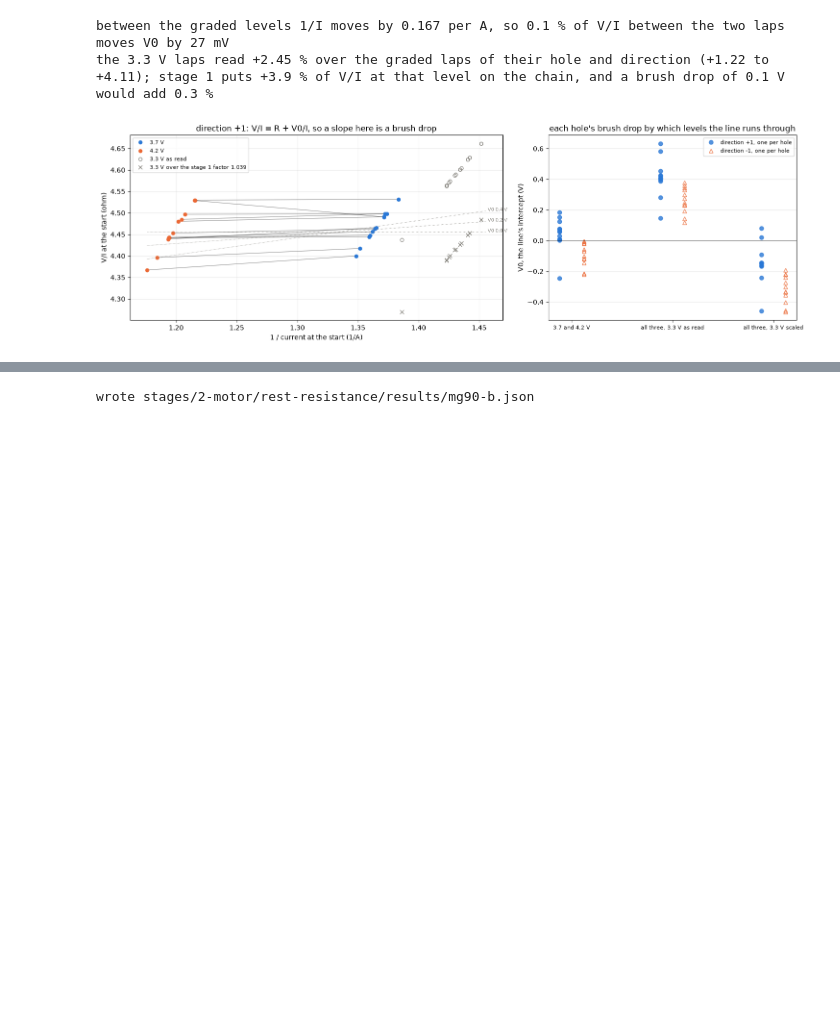
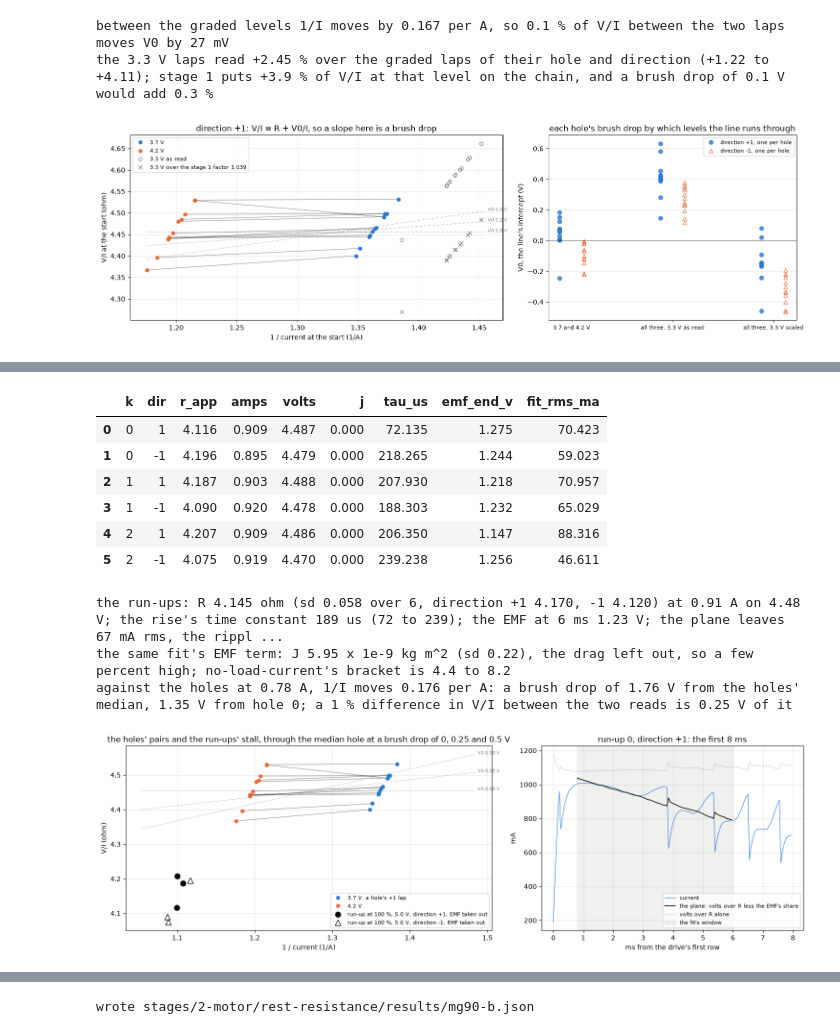
Before and after one commit to OpenServoCore/notebooks, a Jupyter notebook: stages/2-motor/rest-resistance/rest-resistance.ipynb, the cells around one changed output, grey strips where cells are left out. Saved outputs shown, nothing was run; the diff lists cells and outputs as text; code cells hidden in the pictures; blank space fills up the shorter version.

```diff
--- a/stages/2-motor/rest-resistance/rest-resistance.ipynb
+++ b/stages/2-motor/rest-resistance/rest-resistance.ipynb
@@ -688,0 +748,79 @@ The terminal resistance at rest from the direction +1 laps at the graded levels,
+# %%
+from scipy.optimize import curve_fit
+ST = (Path("../../../telemetry") / f"{MOTOR.key}__{BOARD.key}" / "speed-torque" / "capture-1").resolve()   # the 100 % run-ups from rest at 5.0 V
+st_cycles = pd.read_csv(ST / "cycles.csv")
+RUN_WIN = (0.0008, 0.006)                 # s from the drive's first row: past the inductive rise, before the EMF is a fifth of the rail
+RISE_WIN = (0.00005, 0.0006)              # the rise itself, for its time constant
+rr, traces = [], {}
+for _, C in st_cycles.iterrows():
+    df, meta = tel.load(ST / C["folder"], BOARD)
+    zero = float(tel.baseline(df)["current_raw"].median())
+    for seg, g in df[df["seg"] > 0].groupby("seg"):
+        if int(g["cmd_duty_q15"].iloc[0]) == 0:
+            continue                                                          # the coast after each run-up
+        d = int(g["dir"].iloc[0])
+        on = int(np.flatnonzero(g["duty_counts"].to_numpy() != 0)[0])
+        g = g.iloc[on:]
+        t = np.arange(len(g)) / FS
+        i = (g["current_raw"].to_numpy(float) - zero - B_OFF) / G_CPA
+        u = ((g["vmotor_a"] - g["vmotor_b"]).to_numpy(float) * d - C_OFF) / K_CPV
+        Q = np.cumsum(i) / FS                                                 # the charge passed so far, which the rotor's angle follows
+        m = (t >= RUN_WIN[0]) & (t < RUN_WIN[1])
+        b = np.linalg.lstsq(np.c_[u[m], Q[m]], i[m], rcond=None)[0]           # i = u / R - (Ke Kt / (J R)) Q
+        R = 1 / b[0]
+        J = -KE * KE / (b[1] * R)
+        rise = (t >= RISE_WIN[0]) & (t < RISE_WIN[1])
+        p, _ = curve_fit(lambda tt, I, tau, t0: I * (1 - np.exp(-(tt - t0) / tau)), t[rise], i[rise], p0=[1.0, 0.0002, 0.0])
+        rr.append({"k": int(C["k"]), "dir": d, "r_app": R, "amps": i[m].mean(), "volts": u[m].mean(), "j": J, "tau_us": p[1] * 1e6,
+                   "emf_end_v": KE * KE * Q[m][-1] / J, "fit_rms_ma": np.std(i[m] - np.c_[u[m], Q[m]] @ b) * 1e3})
+        traces[(int(C["k"]), d)] = (t, i, u, b)
+RUN = pd.DataFrame(rr)
+R_RUN, R_RUN_SD, I_RUN = float(RUN["r_app"].mean()), float(RUN["r_app"].std()), float(RUN["amps"].mean())
+I_TERM = float(HOLE["i_plus"].mean())
+LEVER = 1 / I_TERM - 1 / I_RUN
+V0_RUN = {"the holes' median": (R_TERM - R_RUN) / LEVER, "hole 0": (float(HOLE.loc[0, "r_plus"]) - R_RUN) / LEVER}
+show(RUN.round(4), n=None)
+print(f"the run-ups: R {R_RUN:.3f} ohm (sd {R_RUN_SD:.3f} over {len(RUN)}, direction +1 {RUN[RUN['dir'] == 1]['r_app'].mean():.3f}, -1 {RUN[RUN['dir'] == -1]['r_app'].mean():.3f}) "
+      f"at {I_RUN:.2f} A on {RUN['volts'].mean():.2f} V; the rise's time constant {RUN['tau_us'].mean():.0f} us ({RUN['tau_us'].min():.0f} to {RUN['tau_us'].max():.0f}); "
+      f"the EMF at 6 ms {RUN['emf_end_v'].mean():.2f} V; the plane leaves {RUN['fit_rms_ma'].mean():.0f} mA rms, the ripple")
+print(f"the same fit's EMF term: J {RUN['j'].mean() * 1e9:.2f} x 1e-9 kg m^2 (sd {RUN['j'].std() * 1e9:.2f}), the drag left out, so a few percent high; "
+      f"no-load-current's bracket is 4.4 to 8.2")
+print(f"against the holes at {I_TERM:.2f} A, 1/I moves {LEVER:.3f} per A: a brush drop of " + ", ".join(f"{v:.2f} V from {k}" for k, v in V0_RUN.items())
+      + f"; a 1 % difference in V/I between the two reads is {0.01 * R_TERM / LEVER:.2f} V of it")
+fig, ax = plt.subplots(1, 2, figsize=(15, 4.8), gridspec_kw={"width_ratios": [1.4, 1]})
+a = ax[0]
+for k in range(12):
+    g = S[(S["hole"] == k) & (S["dir"] == 1)].set_index("level")
+    x = 1 / g["i_start"]
+    a.plot(x.loc[[3.7, 4.2]], g.loc[[3.7, 4.2], "r_start"], "-", lw=0.7, color=INK, alpha=0.5)
+    a.plot(x.loc[3.7], g.loc[3.7, "r_start"], "o", ms=5, color=COLOR[3.7], label="3.7 V, a hole's +1 lap" if k == 0 else None)
+    a.plot(x.loc[4.2], g.loc[4.2, "r_start"], "o", ms=5, color=COLOR[4.2], label="4.2 V" if k == 0 else None)
+for d in (1, -1):
+    h = RUN[RUN["dir"] == d]
+    a.plot(1 / h["amps"], h["r_app"], MARK[d], ms=8, color=INK, mfc=INK if d == 1 else "none", label=f"run-up at 100 %, 5.0 V, direction {d:+d}, EMF taken out")
+xx = np.array([1 / RUN["amps"].max() * 0.97, 1 / S["i_start"].min() * 1.02])
+for v0 in (0.0, 0.25, 0.5):
+    a.plot(xx, R_TERM - v0 / I_TERM + v0 * xx, color=MUTED, lw=0.7, ls=":")
+    a.annotate(f"V0 {v0:.2f} V", (xx[1], R_TERM - v0 / I_TERM + v0 * xx[1]), fontsize=7, color=MUTED, xytext=(3, 0), textcoords="offset points")
+a.set_xlabel("1 / current (1/A)"); a.set_ylabel("V/I (ohm)"); a.set_title("the holes' pairs and the run-ups' stall, through the median hole at a brush drop of 0, 0.25 and 0.5 V")
+a.legend(fontsize=8); a.grid(alpha=0.3)
+t, i, u, b = traces[(0, 1)]
+m = (t >= RUN_WIN[0]) & (t < RUN_WIN[1])
+ax[1].plot(t[t < 0.008] * 1e3, i[t < 0.008] * 1e3, lw=0.8, color=BLUE, label="current")
+ax[1].plot(t[m] * 1e3, (np.c_[u[m], np.cumsum(i)[m] / FS] @ b) * 1e3, lw=1.2, color=INK, label="the plane: volts over R less the EMF's share")
+ax[1].plot(t[t < 0.008] * 1e3, (u[t < 0.008] / RUN.iloc[0]["r_app"]) * 1e3, lw=0.8, ls=":", color=MUTED, label="volts over R alone")
+ax[1].axvspan(RUN_WIN[0] * 1e3, RUN_WIN[1] * 1e3, color=MUTED, alpha=0.12, label="the fit's window")
+ax[1].set_xlabel("ms from the drive's first row"); ax[1].set_ylabel("mA"); ax[1].set_title("run-up 0, direction +1: the first 8 ms"); ax[1].legend(fontsize=8); ax[1].grid(alpha=0.3)
+plt.tight_layout(); plt.show()
+# %% [output]
+|  | k | dir | r_app | amps | volts | j | tau_us | emf_end_v | fit_rms_ma |
+| 0 | 0 | 1 | 4.116 | 0.909 | 4.487 | 0.000 | 72.135 | 1.275 | 70.423 |
+| 1 | 0 | -1 | 4.196 | 0.895 | 4.479 | 0.000 | 218.265 | 1.244 | 59.023 |
+| 2 | 1 | 1 | 4.187 | 0.903 | 4.488 | 0.000 | 207.930 | 1.218 | 70.957 |
+| 3 | 1 | -1 | 4.090 | 0.920 | 4.478 | 0.000 | 188.303 | 1.232 | 65.029 |
+| 4 | 2 | 1 | 4.207 | 0.909 | 4.486 | 0.000 | 206.350 | 1.147 | 88.316 |
+| 5 | 2 | -1 | 4.075 | 0.919 | 4.470 | 0.000 | 239.238 | 1.256 | 46.611 |
+the run-ups: R 4.145 ohm (sd 0.058 over 6, direction +1 4.170, -1 4.120) at 0.91 A on 4.48 V; the rise's time constant 189 us (72 to 239); the EMF at 6 ms 1.23 V; the plane leaves 67 mA rms, the rippl ...
+the same fit's EMF term: J 5.95 x 1e-9 kg m^2 (sd 0.22), the drag left out, so a few percent high; no-load-current's bracket is 4.4 to 8.2
+against the holes at 0.78 A, 1/I moves 0.176 per A: a brush drop of 1.76 V from the holes' median, 1.35 V from hole 0; a 1 % difference in V/I between the two reads is 0.25 V of it
+[figure, added]
```
Also changed, not shown: parts of 9 cells of this notebook, 2 other files.
